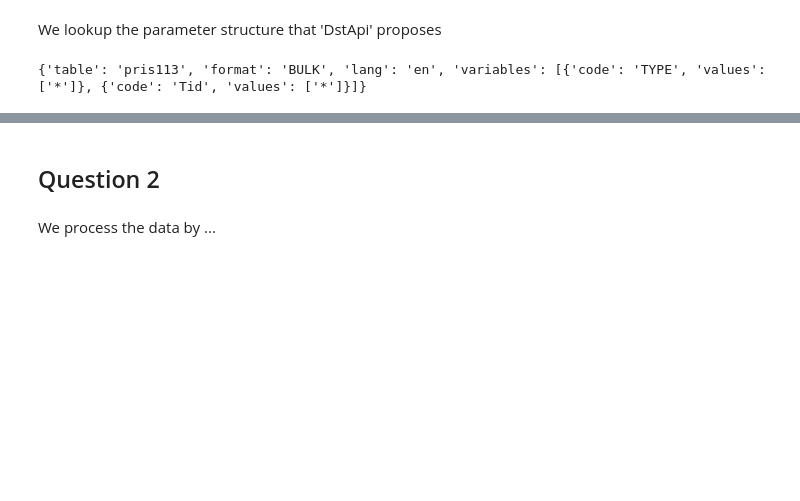
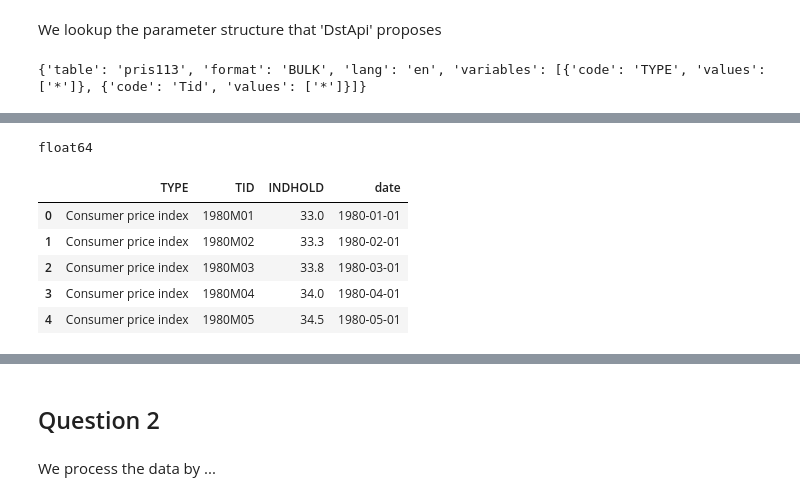
Before and after one commit to NumEconCopenhagen/projects-2025-jvb, a Jupyter notebook: 01_dataproject/dataproject.ipynb, the cells around one changed output, grey strips where cells are left out. Cells and saved outputs as stored; diff of their text form; code cells hidden in the pictures; blank space fills up the shorter version.

```diff
--- a/01_dataproject/dataproject.ipynb
+++ b/01_dataproject/dataproject.ipynb
@@ -47,0 +85,12 @@ print(params)
+# %%
+data['INDHOLD'] = data['INDHOLD'].astype(float)
+print(data['INDHOLD'].dtype)
+data.head()
+# %% [output]
+float64
+|  | TYPE | TID | INDHOLD | date |
+| 0 | Consumer price index | 1980M01 | 33.0 | 1980-01-01 |
+| 1 | Consumer price index | 1980M02 | 33.3 | 1980-02-01 |
+| 2 | Consumer price index | 1980M03 | 33.8 | 1980-03-01 |
+| 3 | Consumer price index | 1980M04 | 34.0 | 1980-04-01 |
+| 4 | Consumer price index | 1980M05 | 34.5 | 1980-05-01 |
```
Also changed, not shown: parts of 6 cells of this notebook.
